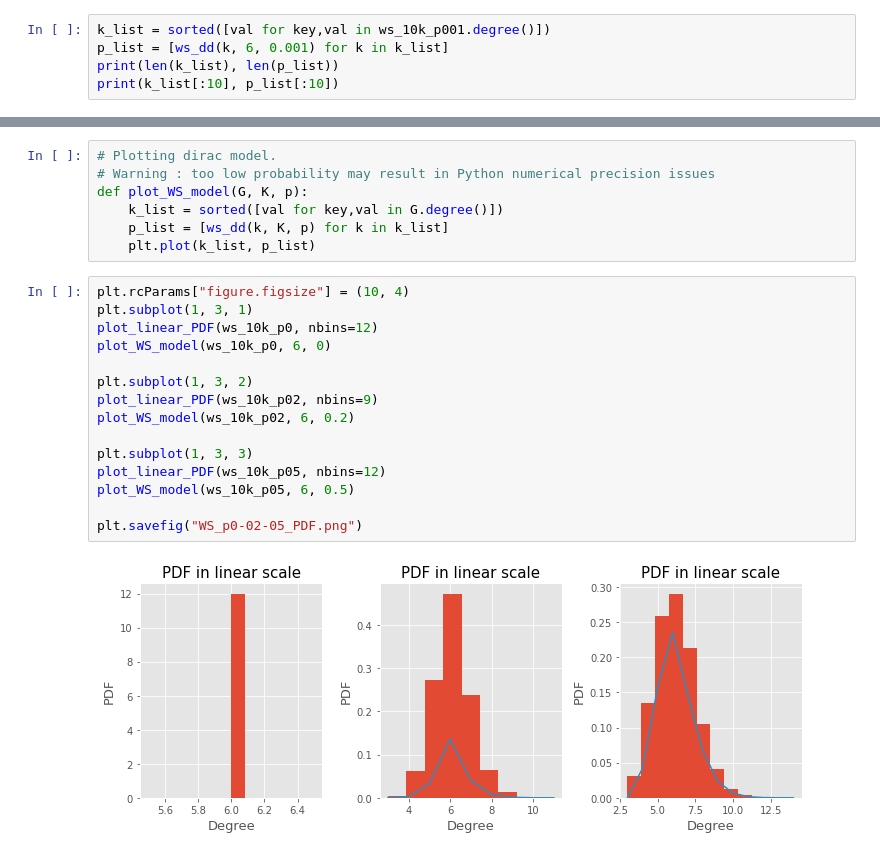
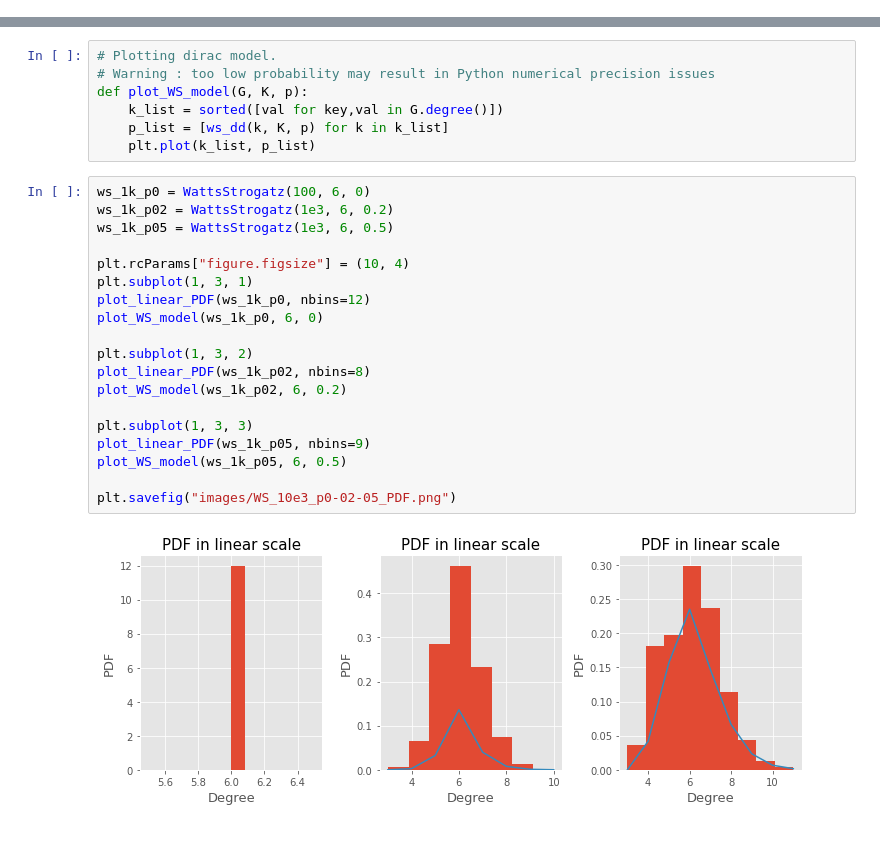
Before and after one commit to samyxdev/network-models-generators, a Jupyter notebook: WS_model.ipynb, the cells around one changed output, grey strips where cells are left out. Drawn from its saved outputs; the diff is of its cells as text.

```diff
--- a/WS_model.ipynb
+++ b/WS_model.ipynb
@@ -141,11 +141,6 @@ def ws_dd(k, K, p):
         total += elem
 
     return total
-# %%
-k_list = sorted([val for key,val in ws_10k_p001.degree()])
-p_list = [ws_dd(k, 6, 0.001) for k in k_list]
-print(len(k_list), len(p_list))
-print(k_list[:10], p_list[:10])
 # %%
 # Auxiliary function to create logaritmically spaced bins (for log-log histogram) by specifying the number of bins
 def create_log_bins(degrees, num = 20):
@@ -188,19 +183,23 @@ def plot_WS_model(G, K, p):
     p_list = [ws_dd(k, K, p) for k in k_list]
     plt.plot(k_list, p_list)
 # %%
+ws_1k_p0 = WattsStrogatz(100, 6, 0)
+ws_1k_p02 = WattsStrogatz(1e3, 6, 0.2)
+ws_1k_p05 = WattsStrogatz(1e3, 6, 0.5)
+
 plt.rcParams["figure.figsize"] = (10, 4)
 plt.subplot(1, 3, 1)
-plot_linear_PDF(ws_10k_p0, nbins=12)
-plot_WS_model(ws_10k_p0, 6, 0)
+plot_linear_PDF(ws_1k_p0, nbins=12)
+plot_WS_model(ws_1k_p0, 6, 0)
 
 plt.subplot(1, 3, 2)
-plot_linear_PDF(ws_10k_p02, nbins=9)
-plot_WS_model(ws_10k_p02, 6, 0.2)
+plot_linear_PDF(ws_1k_p02, nbins=8)
+plot_WS_model(ws_1k_p02, 6, 0.2)
 
 plt.subplot(1, 3, 3)
-plot_linear_PDF(ws_10k_p05, nbins=12)
-plot_WS_model(ws_10k_p05, 6, 0.5)
+plot_linear_PDF(ws_1k_p05, nbins=9)
+plot_WS_model(ws_1k_p05, 6, 0.5)
 
-plt.savefig("WS_p0-02-05_PDF.png")
+plt.savefig("images/WS_10e3_p0-02-05_PDF.png")
 # %% [output]
-[figure, old version]
+[figure, new version]
```
Also changed, not shown: parts of 7 cells of this notebook, 9 other files.
